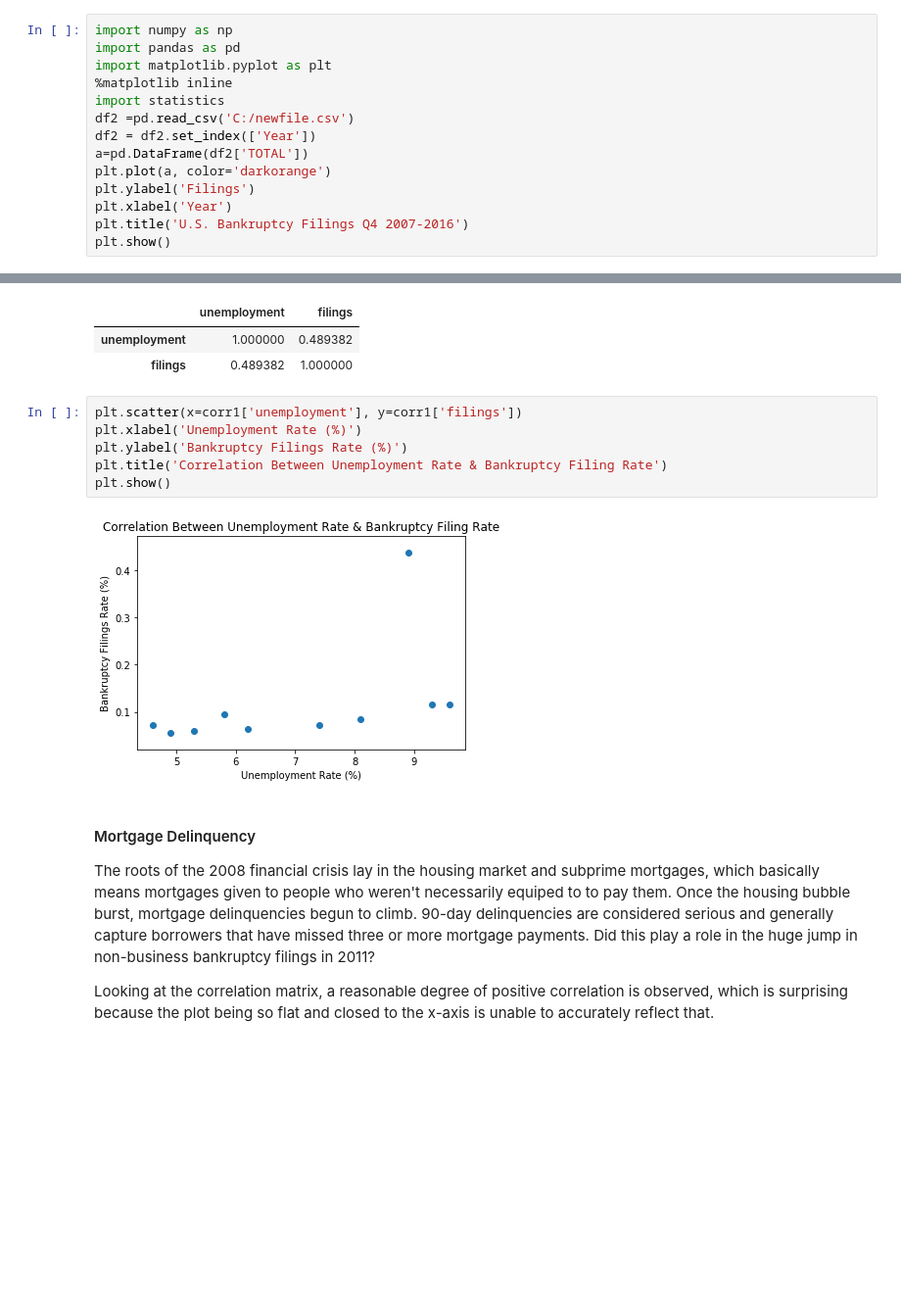
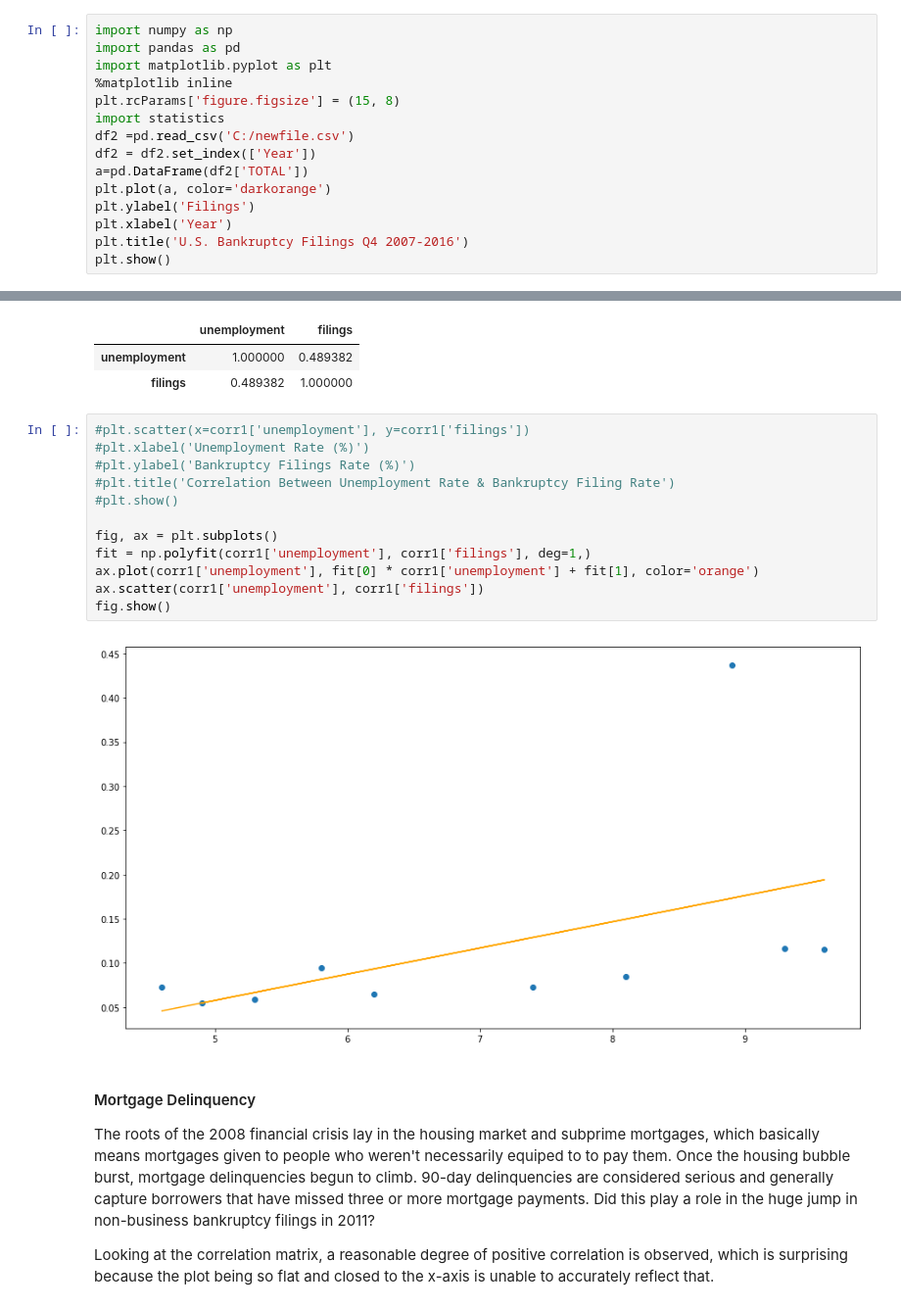
Before and after one commit to mrinalinikrishna/learningpython, a Jupyter notebook: Capstone_Draft.ipynb, the cells around one changed output, grey strips where cells are left out. Shown: that part at 98% size. Cells and saved outputs as stored; diff of their text form; blank space fills up the shorter version.

```diff
--- a/Capstone_Draft.ipynb
+++ b/Capstone_Draft.ipynb
@@ -27,6 +27,7 @@ import numpy as np
 import pandas as pd
 import matplotlib.pyplot as plt
 %matplotlib inline
+plt.rcParams['figure.figsize'] = (15, 8)
 import statistics
 df2 =pd.read_csv('C:/newfile.csv')
 df2 = df2.set_index(['Year'])
@@ -111,13 +113,19 @@ corr1.corr(method = 'pearson')
 | unemployment | 1.000000 | 0.489382 |
 | filings | 0.489382 | 1.000000 |
 # %%
-plt.scatter(x=corr1['unemployment'], y=corr1['filings'])
-plt.xlabel('Unemployment Rate (%)')
-plt.ylabel('Bankruptcy Filings Rate (%)')
-plt.title('Correlation Between Unemployment Rate & Bankruptcy Filing Rate')
-plt.show()
+#plt.scatter(x=corr1['unemployment'], y=corr1['filings'])
+#plt.xlabel('Unemployment Rate (%)')
+#plt.ylabel('Bankruptcy Filings Rate (%)')
+#plt.title('Correlation Between Unemployment Rate & Bankruptcy Filing Rate')
+#plt.show()
+
+fig, ax = plt.subplots()
+fit = np.polyfit(corr1['unemployment'], corr1['filings'], deg=1,)
+ax.plot(corr1['unemployment'], fit[0] * corr1['unemployment'] + fit[1], color='orange')
+ax.scatter(corr1['unemployment'], corr1['filings'])
+fig.show()
 # %% [output]
-[figure, old version]
+[figure, new version]
 # %% [markdown]
 #### Mortgage Delinquency
 
```
Also changed, not shown: parts of 13 cells of this notebook.
